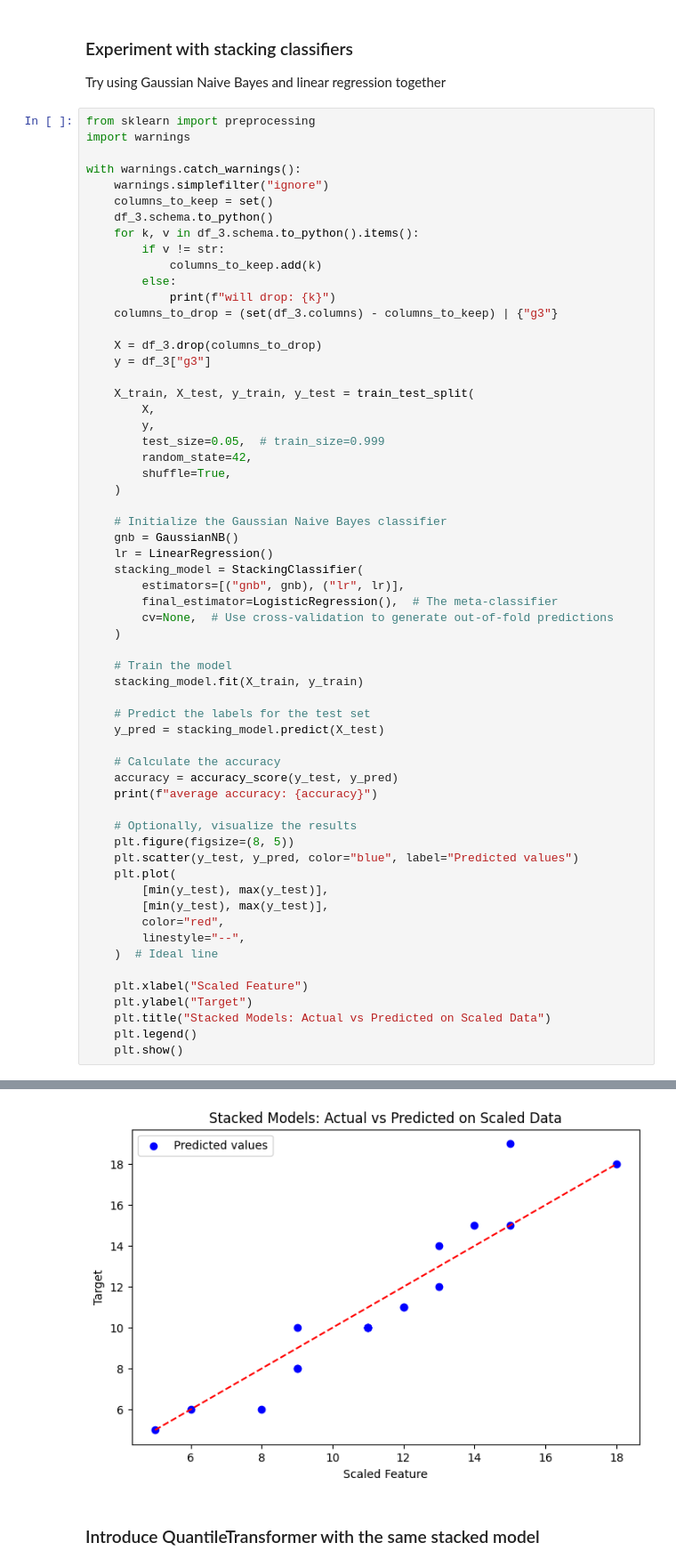
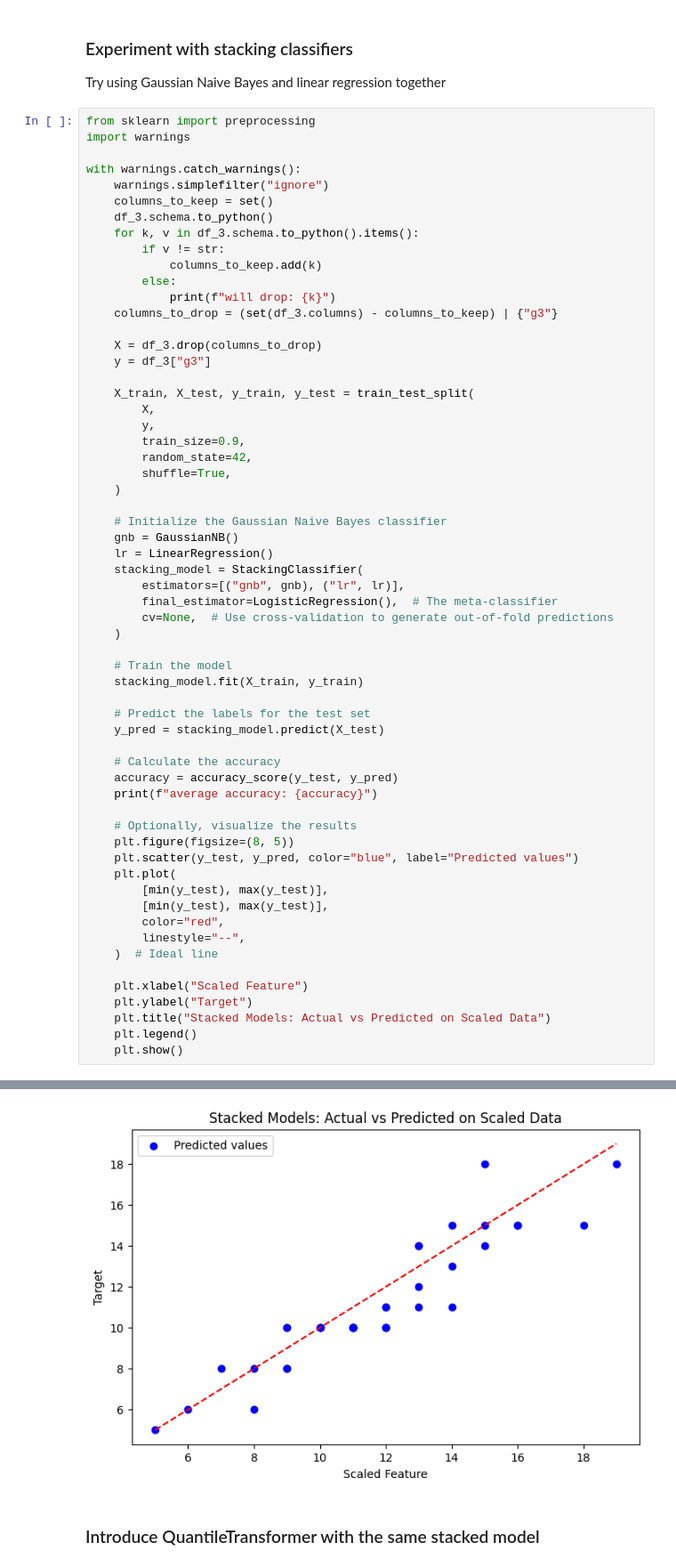
Before and after one commit to wcaubrey/learning-naive-bayes, a Jupyter notebook: notebooks/student_drinking_2.ipynb, the cells around one changed output, grey strips where cells are left out. Shown: that part at 89% size. Saved outputs shown, nothing was run; the diff lists cells and outputs as text.

```diff
--- a/notebooks/student_drinking_2.ipynb
+++ b/notebooks/student_drinking_2.ipynb
@@ -246,7 +246,7 @@ with warnings.catch_warnings():
     X_train, X_test, y_train, y_test = train_test_split(
         X,
         y,
-        test_size=0.05,  # train_size=0.999
+        train_size=0.9,
         random_state=42,
         shuffle=True,
     )
@@ -299,4 +299,4 @@ average accuracy: 0.2222222222222222
-[figure, old version]
+[figure, new version]
 # %% [markdown]
 ### Introduce QuantileTransformer with the same stacked model
 # %%
```
Also changed, not shown: parts of 10 cells of this notebook.
